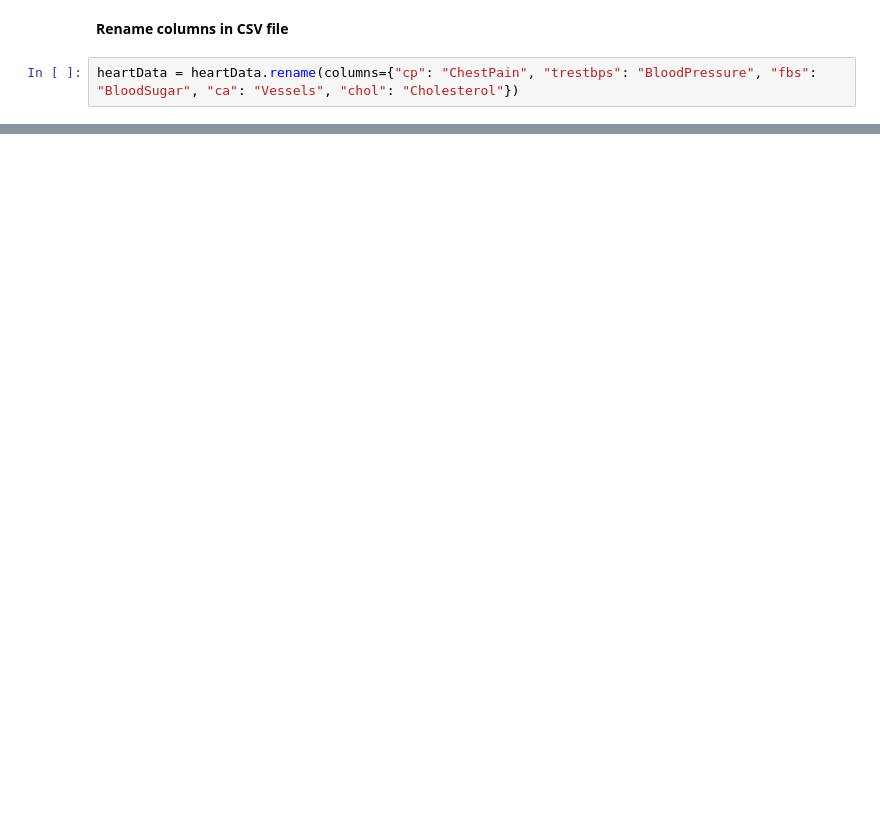
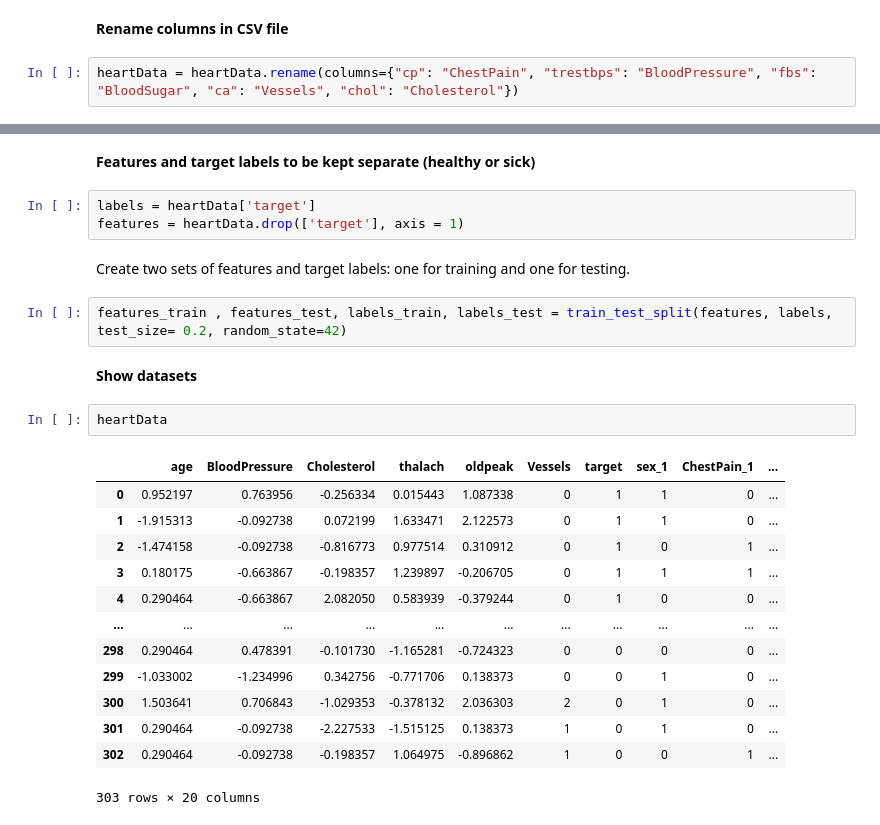
Before and after one commit to VinuriHemalka/ML_Assignment2_IT18257328_IT18257946_IT18220216_IT18231960, a Jupyter notebook: Model_K Nearest Neighbors.ipynb, the cells around one changed output, grey strips where cells are left out. Cells and saved outputs as stored; diff of their text form; blank space fills up the shorter version.

```diff
--- a/Model_K Nearest Neighbors.ipynb
+++ b/Model_K Nearest Neighbors.ipynb
@@ -77,0 +69,27 @@ features_train , features_test, labels_train, labels_test = train_test_split(fea
+# %% [markdown]
+<b>Features and target labels to be kept separate (healthy or sick)</b>
+# %%
+labels = heartData['target']
+features = heartData.drop(['target'], axis = 1)
+# %% [markdown]
+Create two sets of features and target labels: one for training and one for testing.
+# %%
+features_train , features_test, labels_train, labels_test = train_test_split(features, labels, test_size= 0.2, random_state=42)
+# %% [markdown]
+<b>Show datasets</b>
+# %%
+heartData
+# %% [output]
+|  | age | BloodPressure | Cholesterol | thalach | oldpeak | Vessels | target | sex_1 | ChestPain_1 | ... |
+| 0 | 0.952197 | 0.763956 | -0.256334 | 0.015443 | 1.087338 | 0 | 1 | 1 | 0 | ... |
+| 1 | -1.915313 | -0.092738 | 0.072199 | 1.633471 | 2.122573 | 0 | 1 | 1 | 0 | ... |
+| 2 | -1.474158 | -0.092738 | -0.816773 | 0.977514 | 0.310912 | 0 | 1 | 0 | 1 | ... |
+| 3 | 0.180175 | -0.663867 | -0.198357 | 1.239897 | -0.206705 | 0 | 1 | 1 | 1 | ... |
+| 4 | 0.290464 | -0.663867 | 2.082050 | 0.583939 | -0.379244 | 0 | 1 | 0 | 0 | ... |
+| ... | ... | ... | ... | ... | ... | ... | ... | ... | ... | ... |
+| 298 | 0.290464 | 0.478391 | -0.101730 | -1.165281 | -0.724323 | 0 | 0 | 0 | 0 | ... |
+| 299 | -1.033002 | -1.234996 | 0.342756 | -0.771706 | 0.138373 | 0 | 0 | 1 | 0 | ... |
+| 300 | 1.503641 | 0.706843 | -1.029353 | -0.378132 | 2.036303 | 2 | 0 | 1 | 0 | ... |
+| 301 | 0.290464 | -0.092738 | -2.227533 | -1.515125 | 0.138373 | 1 | 0 | 1 | 0 | ... |
+| 302 | 0.290464 | -0.092738 | -0.198357 | 1.064975 | -0.896862 | 1 | 0 | 0 | 1 | ... |
+303 rows × 20 columns
```
Also changed, not shown: parts of 22 cells of this notebook.
